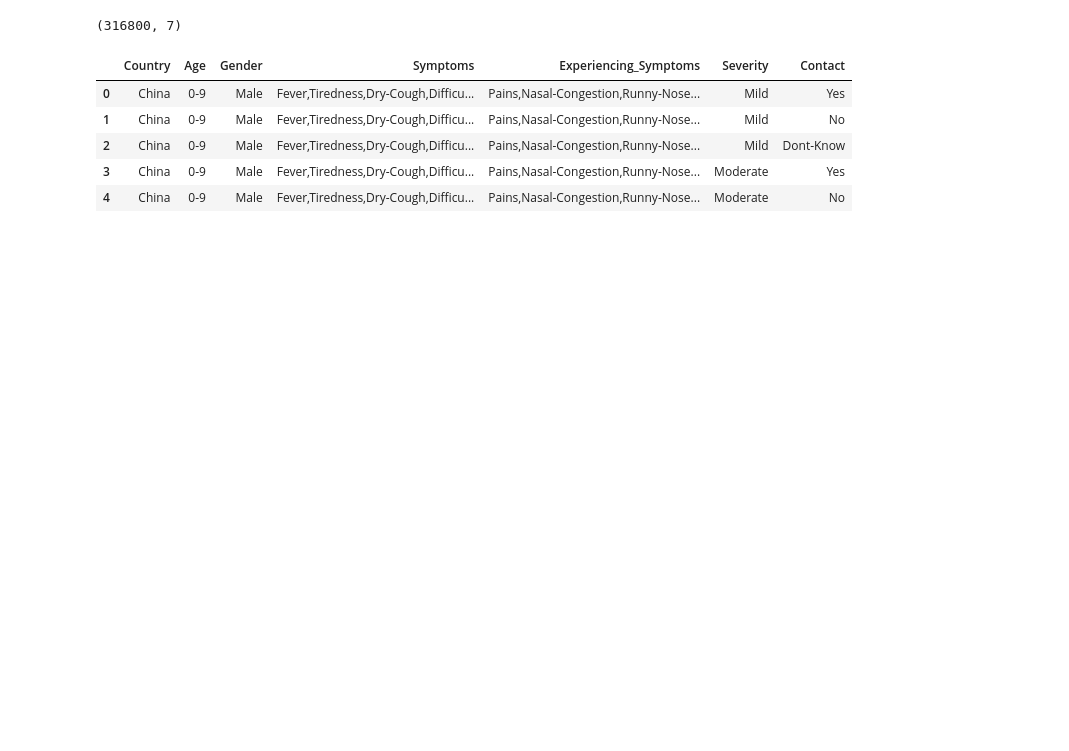
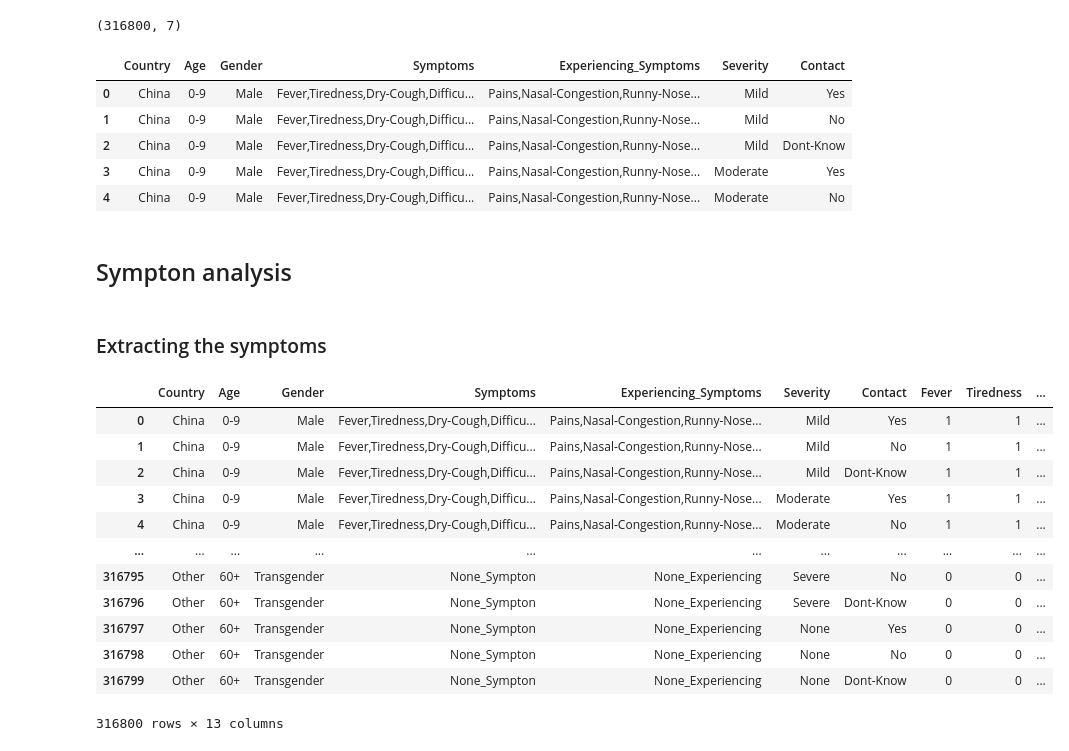
Before and after one commit to padwalab/Covid-Symptom-Analysis, a Jupyter notebook: Notebooks/Data-Cleaning.ipynb, the cells around one changed output. Saved outputs shown, nothing was run; the diff lists cells and outputs as text; code cells hidden in the pictures; blank space fills up the shorter version.

```diff
--- a/Notebooks/Data-Cleaning.ipynb
+++ b/Notebooks/Data-Cleaning.ipynb
@@ -0,0 +1,3 @@
+# %%
+import pandas as pd
+pd.set_option("display.max.columns", None)
@@ -68,3 +84,32 @@ final_data.head()
 | 2 | China | 0-9 | Male | Fever,Tiredness,Dry-Cough,Difficu... | Pains,Nasal-Congestion,Runny-Nose... | Mild | Dont-Know |
 | 3 | China | 0-9 | Male | Fever,Tiredness,Dry-Cough,Difficu... | Pains,Nasal-Congestion,Runny-Nose... | Moderate | Yes |
 | 4 | China | 0-9 | Male | Fever,Tiredness,Dry-Cough,Difficu... | Pains,Nasal-Congestion,Runny-Nose... | Moderate | No |
+# %% [markdown]
+## Sympton analysis
+# %% [markdown]
+### Extracting the symptoms
+# %%
+symptoms_list = final_data['Symptoms'].str.split(',')
+
+from collections import Counter
+symptoms_counter = Counter(([a for b in symptoms_list.tolist() for a in b]))
+
+for symptom in symptoms_counter.keys():
+    final_data[symptom] = 0
+    final_data.loc[final_data['Symptoms'].str.contains(symptom), symptom] = 1
+
+final_data
+# %% [output]
+|  | Country | Age | Gender | Symptoms | Experiencing_Symptoms | Severity | Contact | Fever | Tiredness | ... |
+| 0 | China | 0-9 | Male | Fever,Tiredness,Dry-Cough,Difficu... | Pains,Nasal-Congestion,Runny-Nose... | Mild | Yes | 1 | 1 | ... |
+| 1 | China | 0-9 | Male | Fever,Tiredness,Dry-Cough,Difficu... | Pains,Nasal-Congestion,Runny-Nose... | Mild | No | 1 | 1 | ... |
+| 2 | China | 0-9 | Male | Fever,Tiredness,Dry-Cough,Difficu... | Pains,Nasal-Congestion,Runny-Nose... | Mild | Dont-Know | 1 | 1 | ... |
+| 3 | China | 0-9 | Male | Fever,Tiredness,Dry-Cough,Difficu... | Pains,Nasal-Congestion,Runny-Nose... | Moderate | Yes | 1 | 1 | ... |
+| 4 | China | 0-9 | Male | Fever,Tiredness,Dry-Cough,Difficu... | Pains,Nasal-Congestion,Runny-Nose... | Moderate | No | 1 | 1 | ... |
+| ... | ... | ... | ... | ... | ... | ... | ... | ... | ... | ... |
+| 316795 | Other | 60+ | Transgender | None_Sympton | None_Experiencing | Severe | No | 0 | 0 | ... |
+| 316796 | Other | 60+ | Transgender | None_Sympton | None_Experiencing | Severe | Dont-Know | 0 | 0 | ... |
+| 316797 | Other | 60+ | Transgender | None_Sympton | None_Experiencing | None | Yes | 0 | 0 | ... |
+| 316798 | Other | 60+ | Transgender | None_Sympton | None_Experiencing | None | No | 0 | 0 | ... |
+| 316799 | Other | 60+ | Transgender | None_Sympton | None_Experiencing | None | Dont-Know | 0 | 0 | ... |
+316800 rows × 13 columns
```
Also changed, not shown: parts of 21 cells of this notebook.
